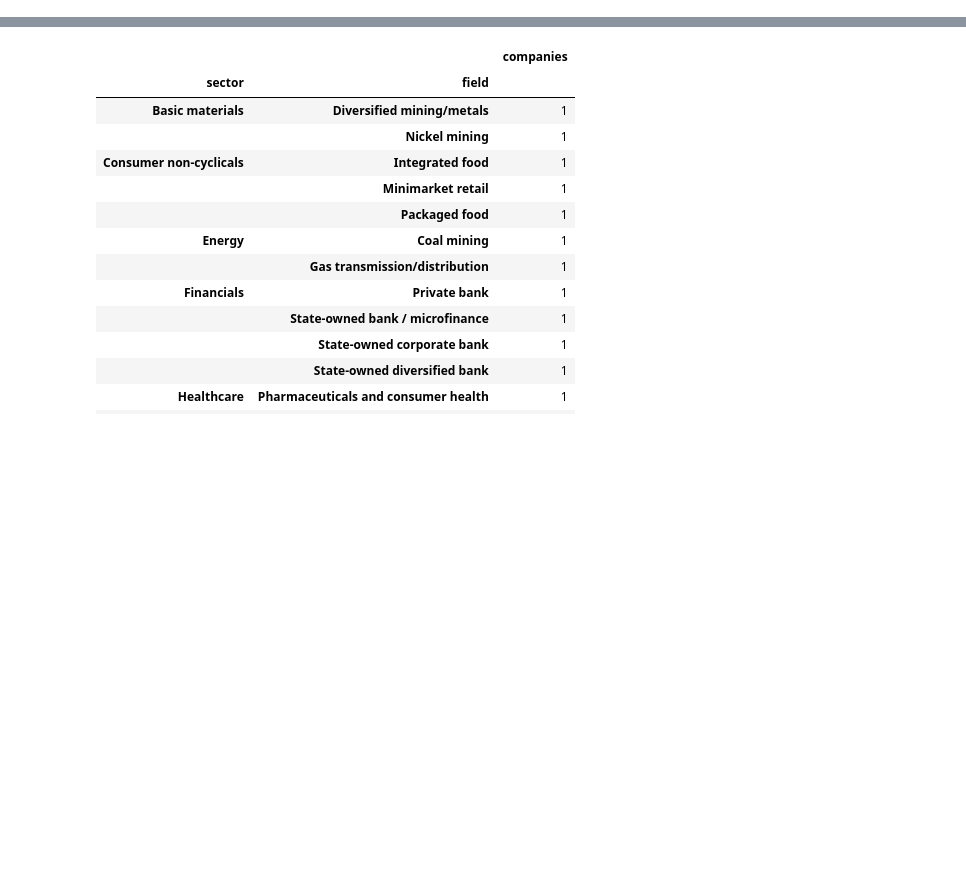
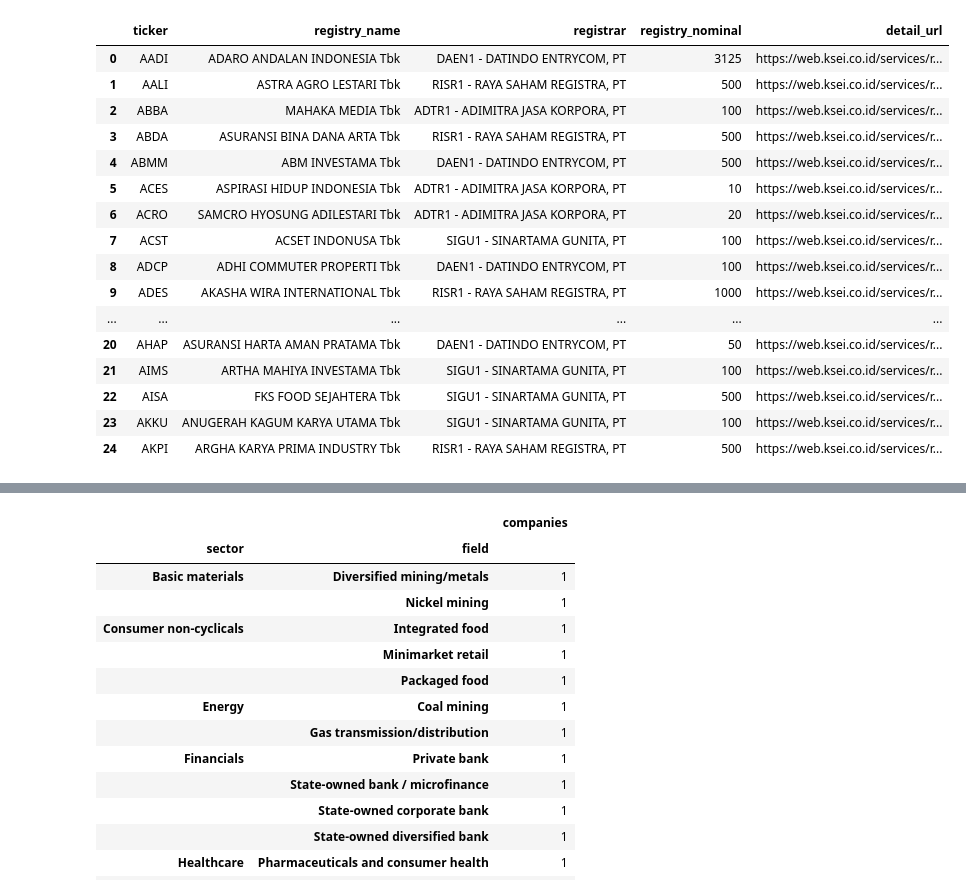
Before and after one commit to tebenia/financial, a Jupyter notebook: products/stocks/05_indonesia_stock_universe.ipynb, the cells around one changed output, grey strips where cells are left out. Drawn from its saved outputs; the diff is of its cells as text; code cells hidden in the pictures; blank space fills up the shorter version.

Commit message:
Add complete Indonesian share registry

```diff
--- a/products/stocks/05_indonesia_stock_universe.ipynb
+++ b/products/stocks/05_indonesia_stock_universe.ipynb
@@ -6,0 +7,26 @@ These are deliberately recognizable companies from different fields so you can l
+# %%
+from pathlib import Path
+import json
+import pandas as pd
+
+def locate(relative_path):
+    candidates = [Path(relative_path), Path('products/stocks') / relative_path]
+    for candidate in candidates:
+        if candidate.exists():
+            return candidate
+    raise FileNotFoundError(f'Could not locate {relative_path}; tried {candidates}')
+
+master_path = locate('data/processed/ksei_registered_share_securities_2026-09-22.csv')
+manifest_path = locate('data/manifests/ksei_stock_universe_2026-09-22.json')
+registered_securities = pd.read_csv(master_path)
+manifest = json.loads(manifest_path.read_text())
+
+summary = pd.Series({
+    'KSEI registered share securities': len(registered_securities),
+    'Standard four-letter tickers in registry': int(registered_securities['has_standard_four_letter_ticker'].sum()),
+    'IDX listed companies (official reference period)': manifest['idx_listed_company_reference_count'],
+    'Registry minus listed-company reference': len(registered_securities) - manifest['idx_listed_company_reference_count'],
+    'Registry snapshot date': manifest['snapshot_date'],
+    'IDX reference period': manifest['idx_listed_company_reference_period'],
+}, name='value').to_frame()
+summary
@@ -6,0 +45,20 @@ These are deliberately recognizable companies from different fields so you can l
+# %%
+registered_securities[['ticker', 'registry_name', 'registrar', 'registry_nominal', 'detail_url']].head(25)
+# %% [output]
+|  | ticker | registry_name | registrar | registry_nominal | detail_url |
+| 0 | AADI | ADARO ANDALAN INDONESIA Tbk | DAEN1 - DATINDO ENTRYCOM, PT | 3125 | https://web.ksei.co.id/services/r... |
+| 1 | AALI | ASTRA AGRO LESTARI Tbk | RISR1 - RAYA SAHAM REGISTRA, PT | 500 | https://web.ksei.co.id/services/r... |
+| 2 | ABBA | MAHAKA MEDIA Tbk | ADTR1 - ADIMITRA JASA KORPORA, PT | 100 | https://web.ksei.co.id/services/r... |
+| 3 | ABDA | ASURANSI BINA DANA ARTA Tbk | RISR1 - RAYA SAHAM REGISTRA, PT | 500 | https://web.ksei.co.id/services/r... |
+| 4 | ABMM | ABM INVESTAMA Tbk | DAEN1 - DATINDO ENTRYCOM, PT | 500 | https://web.ksei.co.id/services/r... |
+| 5 | ACES | ASPIRASI HIDUP INDONESIA Tbk | ADTR1 - ADIMITRA JASA KORPORA, PT | 10 | https://web.ksei.co.id/services/r... |
+| 6 | ACRO | SAMCRO HYOSUNG ADILESTARI Tbk | ADTR1 - ADIMITRA JASA KORPORA, PT | 20 | https://web.ksei.co.id/services/r... |
+| 7 | ACST | ACSET INDONUSA Tbk | SIGU1 - SINARTAMA GUNITA, PT | 100 | https://web.ksei.co.id/services/r... |
+| 8 | ADCP | ADHI COMMUTER PROPERTI Tbk | DAEN1 - DATINDO ENTRYCOM, PT | 100 | https://web.ksei.co.id/services/r... |
+| 9 | ADES | AKASHA WIRA INTERNATIONAL Tbk | RISR1 - RAYA SAHAM REGISTRA, PT | 1000 | https://web.ksei.co.id/services/r... |
+| ... | ... | ... | ... | ... | ... |
+| 20 | AHAP | ASURANSI HARTA AMAN PRATAMA Tbk | DAEN1 - DATINDO ENTRYCOM, PT | 50 | https://web.ksei.co.id/services/r... |
+| 21 | AIMS | ARTHA MAHIYA INVESTAMA Tbk | SIGU1 - SINARTAMA GUNITA, PT | 100 | https://web.ksei.co.id/services/r... |
+| 22 | AISA | FKS FOOD SEJAHTERA Tbk | SIGU1 - SINARTAMA GUNITA, PT | 500 | https://web.ksei.co.id/services/r... |
+| 23 | AKKU | ANUGERAH KAGUM KARYA UTAMA Tbk | SIGU1 - SINARTAMA GUNITA, PT | 100 | https://web.ksei.co.id/services/r... |
+| 24 | AKPI | ARGHA KARYA PRIMA INDUSTRY Tbk | RISR1 - RAYA SAHAM REGISTRA, PT | 500 | https://web.ksei.co.id/services/r... |
```
Also changed, not shown: parts of 11 cells of this notebook, 14 other files.
